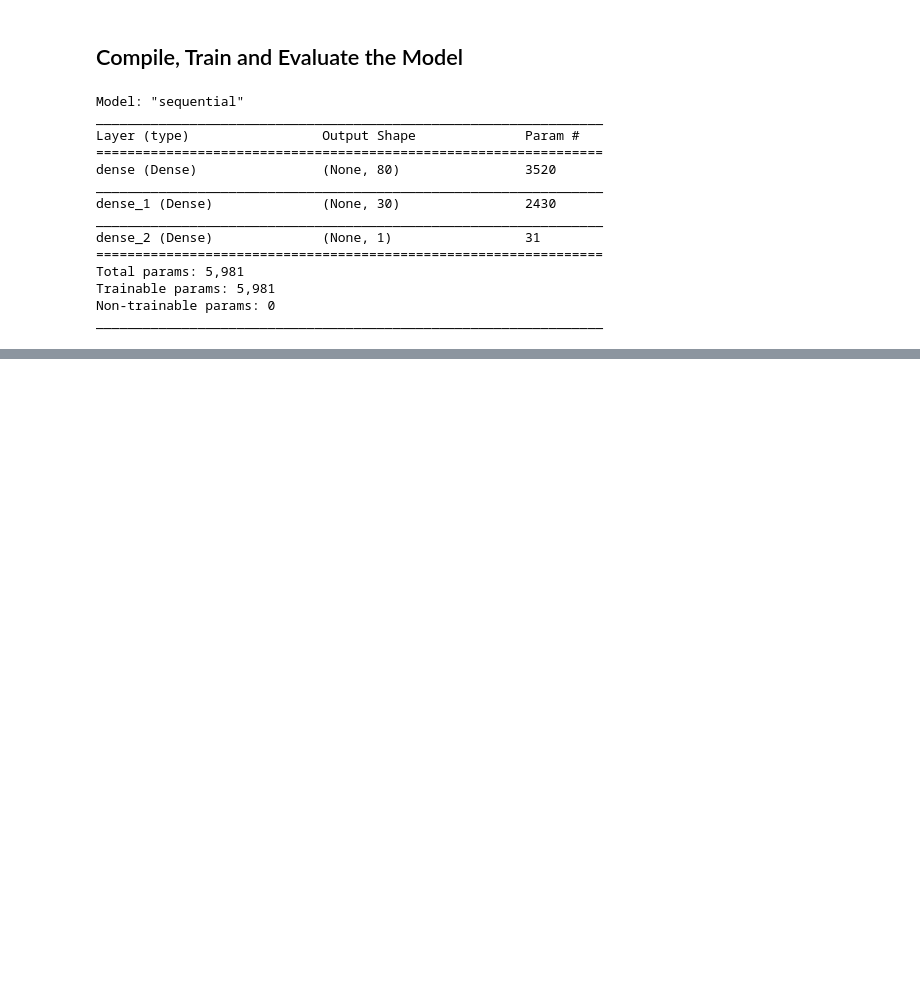
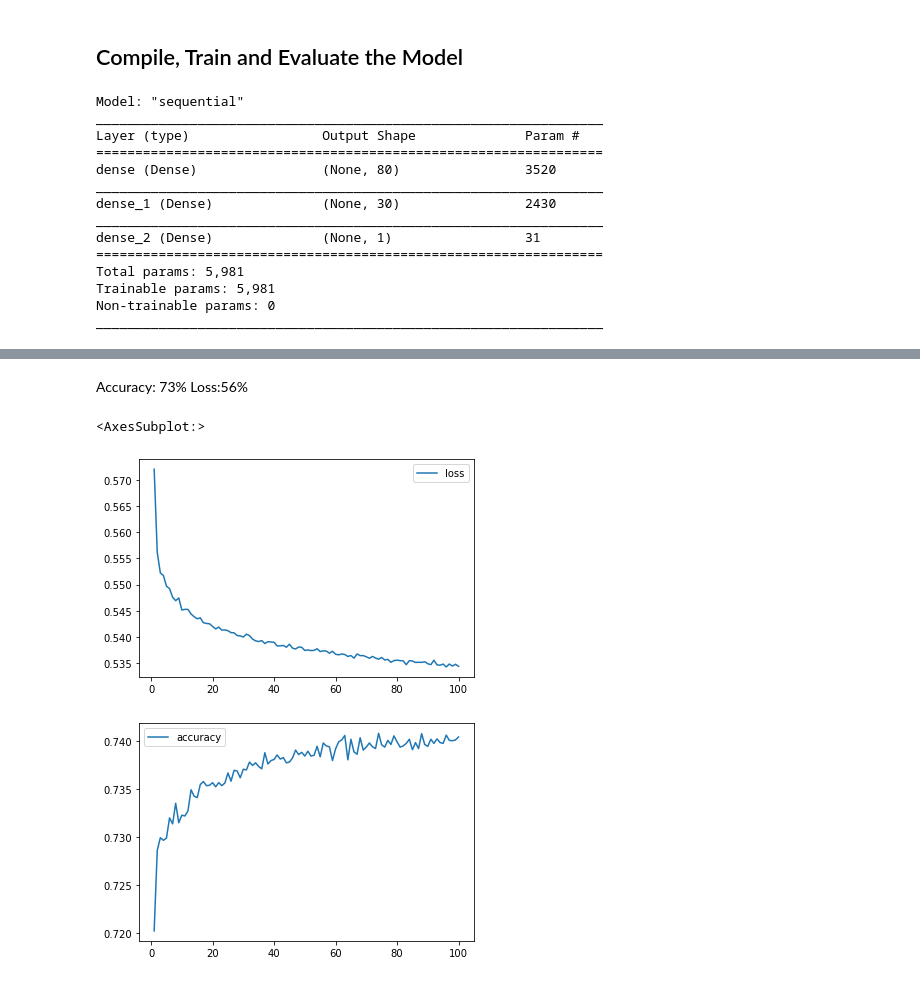
Before and after one commit to yaf978/Charity_Funding_Predictor, a Jupyter notebook: AlphabetSoupCharity.ipynb, the cells around one changed output, grey strips where cells are left out. Saved outputs shown, nothing was run; the diff lists cells and outputs as text; code cells hidden in the pictures; blank space fills up the shorter version.

```diff
--- a/AlphabetSoupCharity.ipynb
+++ b/AlphabetSoupCharity.ipynb
@@ -96,7 +101,8 @@ Name: APPLICATION_TYPE, dtype: int64
 # %%
 # Look at CLASSIFICATION value counts for binning
 #  YOUR CODE GOES HERE
-application_df['CLASSIFICATION'].value_counts()
+classification_count = application_df['CLASSIFICATION'].value_counts()
+classification_count
 # %% [output]
 C1000    17326
 C2000     6074
@@ -189,7 +177,7 @@ classifications_to_replace
 # Choose a cutoff value and create a list of classifications to be replaced
 # use the variable name `classifications_to_replace`
 #  YOUR CODE GOES HERE
-classifications_to_replace = application_df['CLASSIFICATION'].value_counts().loc[lambda x : x<1000].index.tolist()
+classifications_to_replace = list(classification_count.loc[classification_count < 1000].index)
 
 
 # Replace in dataframe
@@ -285,3 +273,5 @@ _________________________________________________________________
 # Compile the model
 #  YOUR CODE GOES HERE
 nn.compile(loss="binary_crossentropy", optimizer="adam", metrics=["accuracy"])
+# %%
+mc = tf.keras.callbacks.ModelCheckpoint('Weights/Initial/weights{epoch:08d}.h5', save_weights_only=True, period=5)
@@ -288,3 +280,4 @@ nn.compile(loss="binary_crossentropy", optimizer="adam", metrics=["accuracy"])
 # %%
 # Train the model
 #  YOUR CODE GOES HERE
+fit_model = nn.fit(X_train_scaled, y_train, callbacks=[mc], epochs=100)
@@ -299,3 +309,22 @@ Loss: 0.6956876516342163, Accuracy: 0.587405264377594
+# %% [markdown]
+Accuracy: 73%
+Loss:56%
+# %%
+# Create a DataFrame containing training history
+history_df = pd.DataFrame(fit_model.history)
+
+# Increase the index by 1 to match the number of epochs
+history_df.index += 1
+
+# Plot the loss
+history_df.plot(y="loss")
+
+# Plot the accuracy
+history_df.plot(y="accuracy")
+# %% [output]
+<AxesSubplot:>
+[figure, added]
+[figure, added]
 # %%
 # Export our model to HDF5 file
 #  YOUR CODE GOES HERE
```
Also changed, not shown: parts of 13 cells of this notebook, 4 other files.
